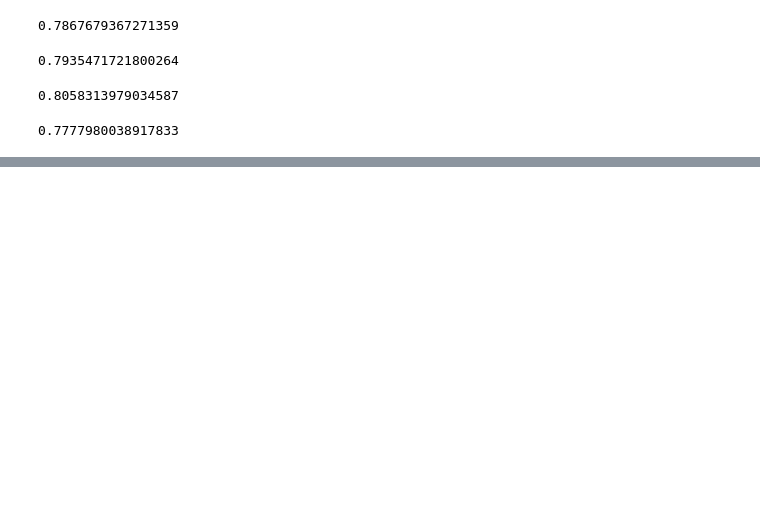
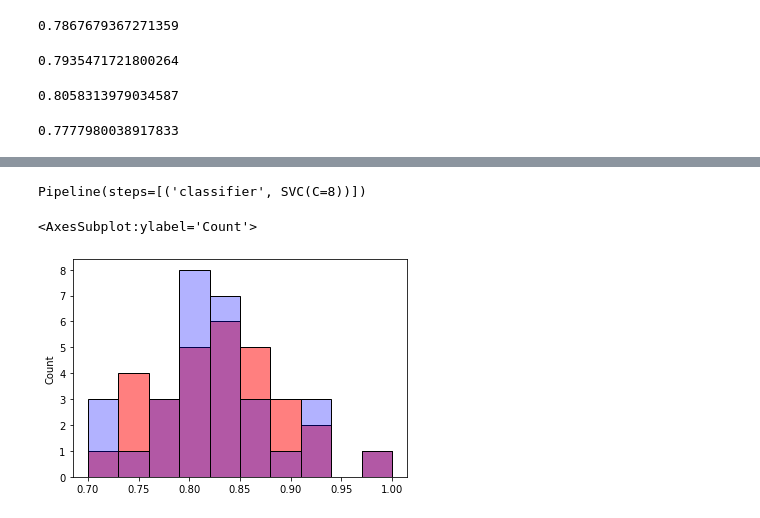
Before and after one commit to Justdek-code/data-science, a Jupyter notebook: titanic_practice/titanic_survived_classification.ipynb, the cells around one changed output, grey strips where cells are left out. Drawn from its saved outputs; the diff is of its cells as text; code cells hidden in the pictures; blank space fills up the shorter version.

```diff
--- a/titanic_practice/titanic_survived_classification.ipynb
+++ b/titanic_practice/titanic_survived_classification.ipynb
@@ -970,0 +1013,2 @@ pd.DataFrame(np.array([test_df_indeces, predictions]).T, columns=['PassengerId',
+# %%
+group_A_results = grid_search.fit(group_A, y_train)
@@ -970,0 +1019,2 @@ pd.DataFrame(np.array([test_df_indeces, predictions]).T, columns=['PassengerId',
+# %%
+A_group_scores = cross_val_score(group_A_results.best_estimator_, group_A, y_train, scoring='accuracy', cv=30)
@@ -970,0 +1027,2 @@ pd.DataFrame(np.array([test_df_indeces, predictions]).T, columns=['PassengerId',
+# %%
+group_B_results = grid_search.fit(group_B, y_train)
@@ -970,0 +1047,6 @@ pd.DataFrame(np.array([test_df_indeces, predictions]).T, columns=['PassengerId',
+# %%
+group_B_results.best_estimator_
+# %% [output]
+Pipeline(steps=[('classifier', SVC(C=8))])
+# %%
+B_group_scores = cross_val_score(group_B_results.best_estimator_, group_B, y_train, scoring='accuracy', cv=100)
@@ -970,0 +1055,6 @@ pd.DataFrame(np.array([test_df_indeces, predictions]).T, columns=['PassengerId',
+# %%
+sns.histplot(A_group_scores, bins=10, alpha=0.5)
+sns.histplot(B_group_scores, bins=10, color='blue', alpha=0.3)
+# %% [output]
+<AxesSubplot:ylabel='Count'>
+[figure, added]
```
Also changed, not shown: parts of 22 cells of this notebook, 1 other file.
